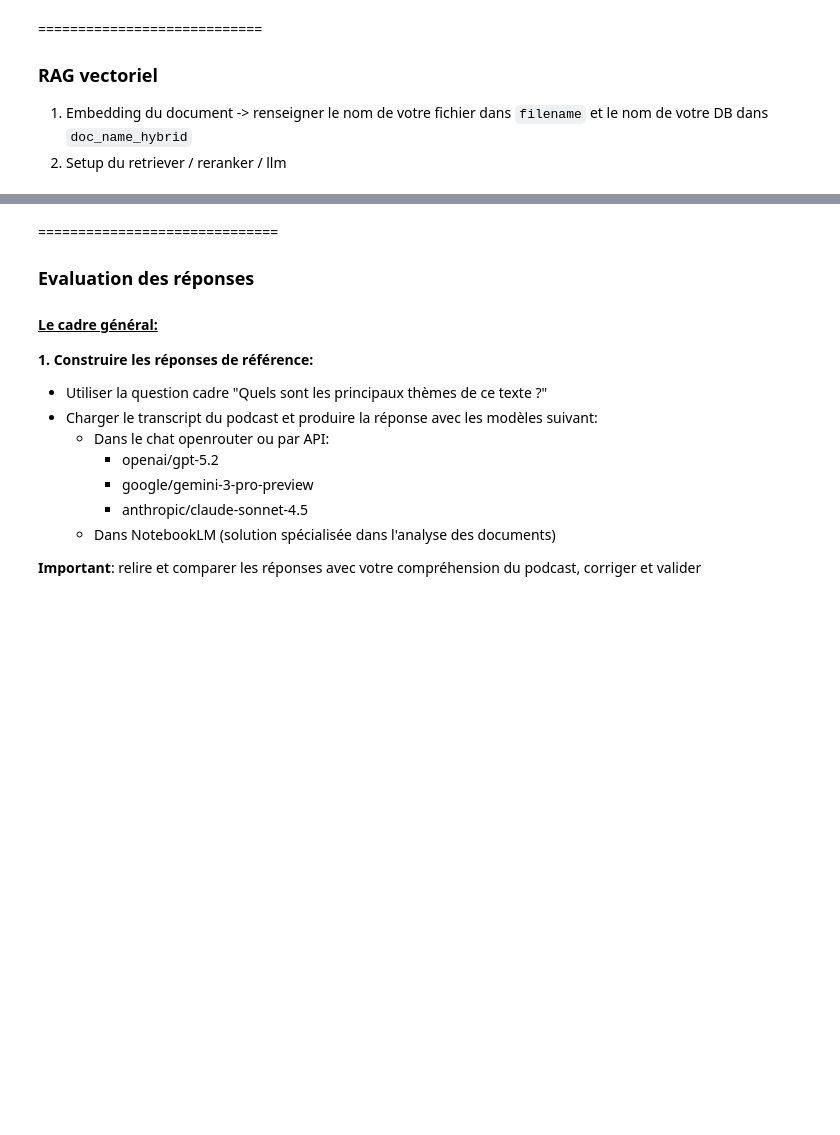
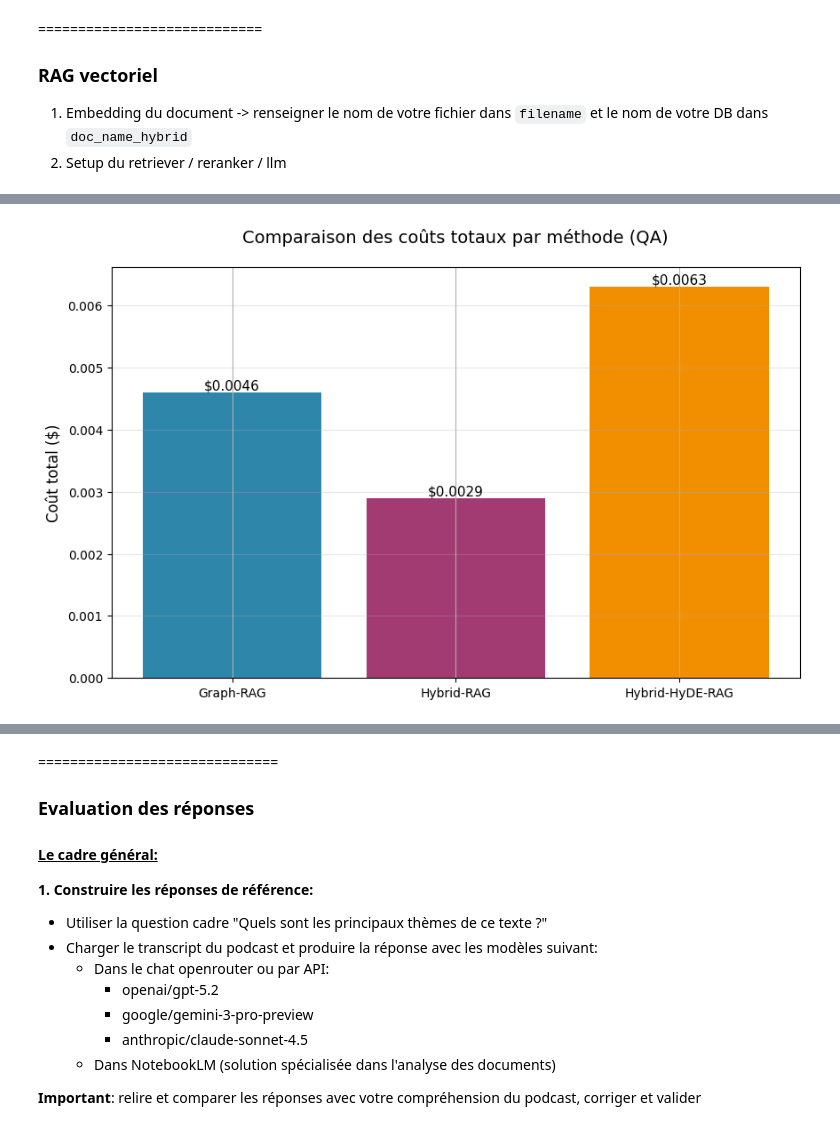
Before and after one commit to IA-audiovisuel/MVP, a Jupyter notebook: notebooks/RAG/RAG-audiovisuel.ipynb, the cells around one changed output, grey strips where cells are left out. Cells and saved outputs as stored; diff of their text form; code cells hidden in the pictures; blank space fills up the shorter version.

Commit message:
MAJ HyDE et suivi tokens
HyDE pour améliorer le retriever hybride

```diff
--- a/notebooks/RAG/RAG-audiovisuel.ipynb
+++ b/notebooks/RAG/RAG-audiovisuel.ipynb
@@ -592,0 +1085,24 @@ Ces thèmes et questions illustrent les préoccupations centrales du texte, qui
+# %%
+import matplotlib.pyplot as plt
+import numpy as np
+
+méthodes = ["Graph-RAG", 'Hybrid-RAG', 'Hybrid-HyDE-RAG']
+coûts = [graph_rag_activity["qa_cost_total"], hybrid_rag_activity["cost_total"], hybrid_hyde_rag_activity["cost_total"]]
+
+fig, ax = plt.subplots(figsize=(10, 6))
+bars = ax.bar(méthodes, coûts, color=['#2E86AB', '#A23B72', '#F18F01'])
+ax.set_ylabel('Coût total ($)', fontsize=12)
+ax.set_title('Comparaison des coûts totaux par méthode (QA)', fontsize=14, pad=20)
+ax.grid(axis='y', alpha=0.3)
+
+# Ajouter les valeurs sur les barres
+for bar, coût in zip(bars, coûts):
+    height = bar.get_height()
+    ax.text(bar.get_x() + bar.get_width()/2., height + 0.0000,
+            f'${coût:.4f}', ha='center', va='bottom', fontsize=11)
+
+# plt.tight_layout()
+plt.grid(True)
+plt.show()
+# %% [output]
+[figure, added]
```
Also changed, not shown: parts of 15 cells of this notebook, 7 other files.
